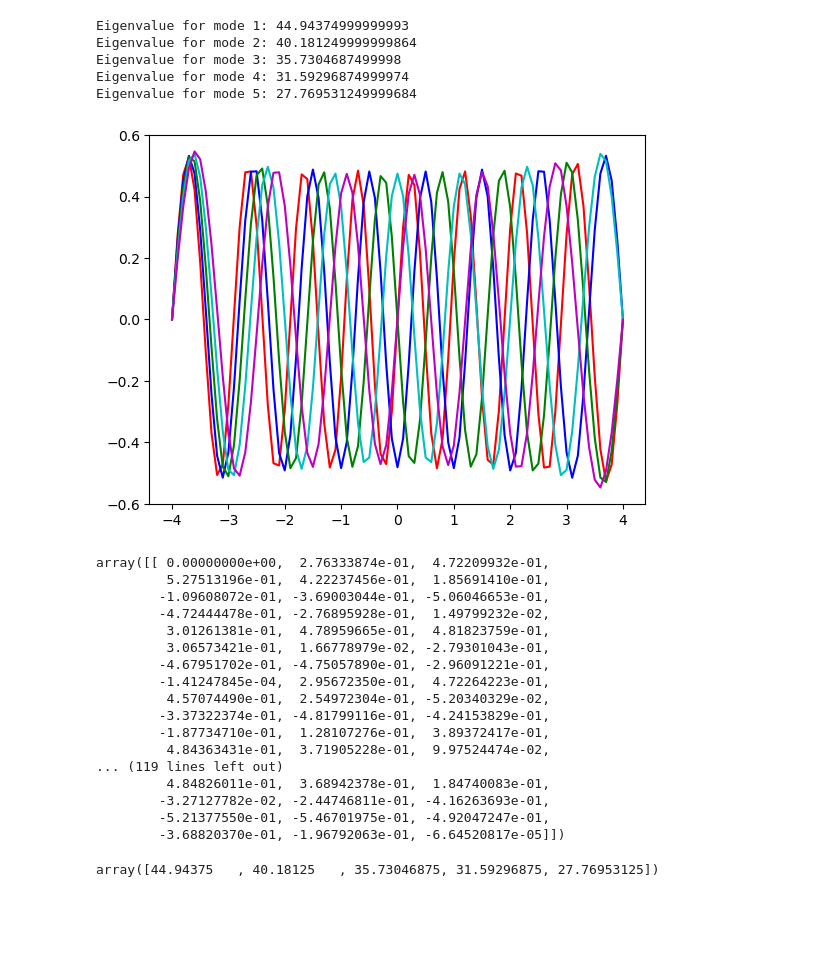
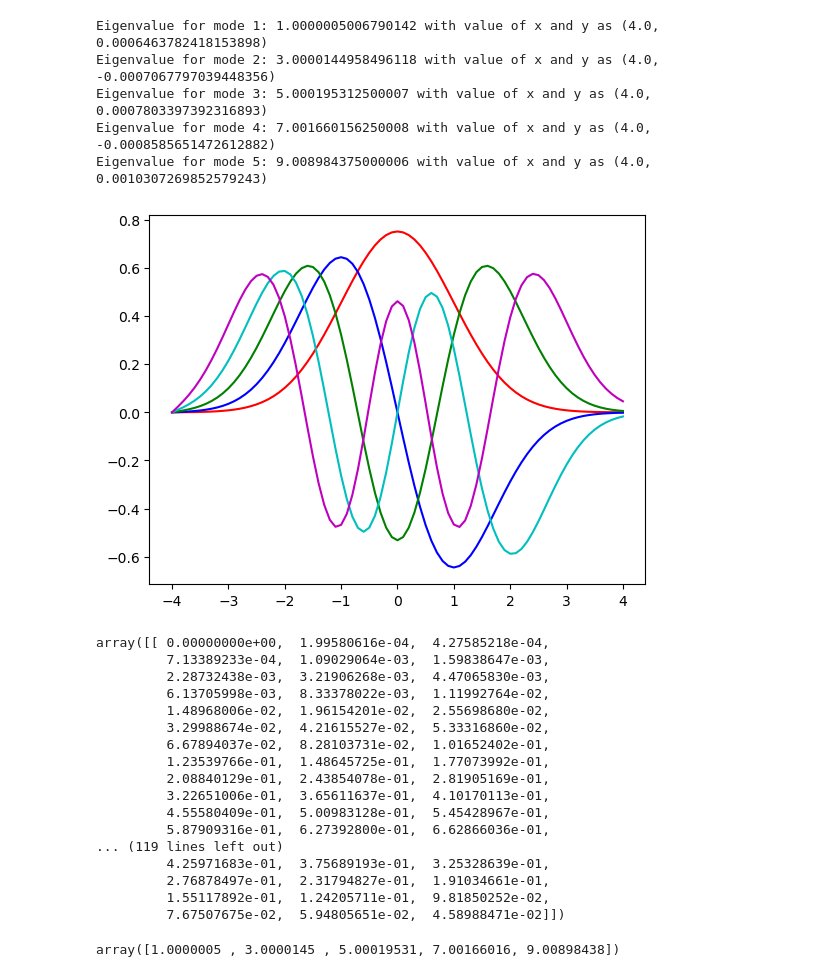
Before and after one commit to pranavrd/amath581, a Jupyter notebook: HW2/HW2.ipynb, the cells around one changed output. Saved outputs shown, nothing was run; the diff lists cells and outputs as text; code cells hidden in the pictures; blank space fills up the shorter version.

```diff
--- a/HW2/HW2.ipynb
+++ b/HW2/HW2.ipynb
@@ -3,77 +3,78 @@ import numpy as np
 from scipy.integrate import odeint
 import matplotlib.pyplot as plt
 # %%
-def harmonic_shoot(x, y, beta):
+def harmonic_shoot(y, x, beta):
     return [y[1], (x**2- beta) * y[0]]
 # %%
 tol = 1e-4  # tolerance for eigenvalue convergence
 colors = ['r', 'b', 'g', 'c', 'm', 'k']  # colors for plotting the eigenfunctions
 L = 4
-x0 = [0, 1]
+phi0 = [0, 0.005]
 x_range = np.linspace(-L, L, 81)
-beta_start = 50
+beta_start = 10
 dbeta = 0.1
 # %%
 A1 = []
 A2 = []
 # %%
 for mode in range(1, 6):
-    beta = beta_start
+    beta = 2 * mode + 1
     dbeta = 0.1
     for _ in range(1000):
 
-        y = odeint(harmonic_shoot, x0, x_range, args=(beta,),tfirst=True)
+        y = odeint(harmonic_shoot, phi0, x_range, args=(beta,))
 
-        if abs(y[-1, 0]) < tol:
-            print(f"Eigenvalue for mode {mode}: {beta}")
+        phi_guess = y[-1, 1] + np.sqrt(L**2-beta)*y[-1,0]
+        if abs(phi_guess) < tol:
+            print(f"Eigenvalue for mode {mode}: {beta} with value of x and y as ({x_range[-1]}, {y[-1,0]})")
             A2.append(beta)
             break
 
-        if (-1) ** (mode + 1) * y[-1, 0] > 0:
+        if (-1) ** (mode) * (phi_guess) > 0:
             beta -= dbeta
         else:
             beta += dbeta / 2
             dbeta /= 2
 
     norm = np.trapz(y[:, 0] ** 2, x_range)
     normalized_eigenfunction = y[:, 0] / np.sqrt(norm)
     A1.append(normalized_eigenfunction)
-    plt.plot(x_range, normalized_eigenfunction, colors [mode-1], label=f'Mode {mode}')
+    plt.plot(x_range, normalized_eigenfunction, colors [mode-1], label=f'Mode {mode-1}')
 
-    beta_start = beta - 0.1
+    beta_start = beta - 0.2
 # %% [output]
-Eigenvalue for mode 1: 44.94374999999993
-Eigenvalue for mode 2: 40.181249999999864
-Eigenvalue for mode 3: 35.7304687499998
-Eigenvalue for mode 4: 31.59296874999974
-Eigenvalue for mode 5: 27.769531249999684
+Eigenvalue for mode 1: 1.0000005006790142 with value of x and y as (4.0, 0.0006463782418153898)
+Eigenvalue for mode 2: 3.0000144958496118 with value of x and y as (4.0, -0.0007067797039448356)
+Eigenvalue for mode 3: 5.000195312500007 with value of x and y as (4.0, 0.0007803397392316893)
+Eigenvalue for mode 4: 7.001660156250008 with value of x and y as (4.0, -0.0008585651472612882)
+Eigenvalue for mode 5: 9.008984375000006 with value of x and y as (4.0, 0.0010307269852579243)
-[figure, old version]
+[figure, new version]
 # %%
 A1 = np.array(A1)
 display(A1)
 # %% [output]
-array([[ 0.00000000e+00,  2.76333874e-01,  4.72209932e-01,
-         5.27513196e-01,  4.22237456e-01,  1.85691410e-01,
-        -1.09608072e-01, -3.69003044e-01, -5.06046653e-01,
-        -4.72444478e-01, -2.76895928e-01,  1.49799232e-02,
-         3.01261381e-01,  4.78959665e-01,  4.81823759e-01,
-         3.06573421e-01,  1.66778979e-02, -2.79301043e-01,
-        -4.67951702e-01, -4.75057890e-01, -2.96091221e-01,
-        -1.41247845e-04,  2.95672350e-01,  4.72264223e-01,
-         4.57074490e-01,  2.54972304e-01, -5.20340329e-02,
-        -3.37322374e-01, -4.81799116e-01, -4.24153829e-01,
-        -1.87734710e-01,  1.28107276e-01,  3.89372417e-01,
-         4.84363431e-01,  3.71905228e-01,  9.97524474e-02,
+array([[ 0.00000000e+00,  1.99580616e-04,  4.27585218e-04,
+         7.13389233e-04,  1.09029064e-03,  1.59838647e-03,
+         2.28732438e-03,  3.21906268e-03,  4.47065830e-03,
+         6.13705998e-03,  8.33378022e-03,  1.11992764e-02,
+         1.48968006e-02,  1.96154201e-02,  2.55698680e-02,
+         3.29988674e-02,  4.21615527e-02,  5.33316860e-02,
+         6.67894037e-02,  8.28103731e-02,  1.01652402e-01,
+         1.23539766e-01,  1.48645725e-01,  1.77073992e-01,
+         2.08840129e-01,  2.43854078e-01,  2.81905169e-01,
+         3.22651006e-01,  3.65611637e-01,  4.10170113e-01,
+         4.55580409e-01,  5.00983128e-01,  5.45428967e-01,
+         5.87909316e-01,  6.27392800e-01,  6.62866036e-01,
 ... (119 lines left out)
-         4.84826011e-01,  3.68942378e-01,  1.84740083e-01,
-        -3.27127782e-02, -2.44746811e-01, -4.16263693e-01,
-        -5.21377550e-01, -5.46701975e-01, -4.92047247e-01,
-        -3.68820370e-01, -1.96792063e-01, -6.64520817e-05]])
+         4.25971683e-01,  3.75689193e-01,  3.25328639e-01,
+         2.76878497e-01,  2.31794827e-01,  1.91034661e-01,
+         1.55117892e-01,  1.24205711e-01,  9.81850252e-02,
+         7.67507675e-02,  5.94805651e-02,  4.58988471e-02]])
 # %%
 A2 = np.array(A2)
 display(A2)
 # %% [output]
-array([44.94375   , 40.18125   , 35.73046875, 31.59296875, 27.76953125])
+array([1.0000005 , 3.0000145 , 5.00019531, 7.00166016, 9.00898438])
 # %%
 np.save("A1.npy", A1)
 np.save("A2.npy", A2)
```
Also changed, not shown: 2 other files.
